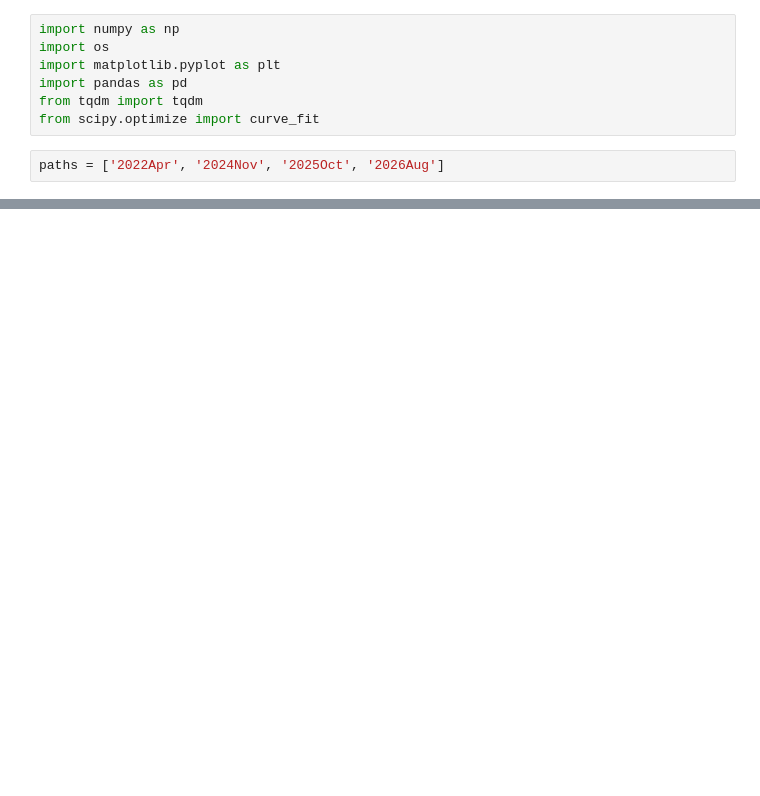
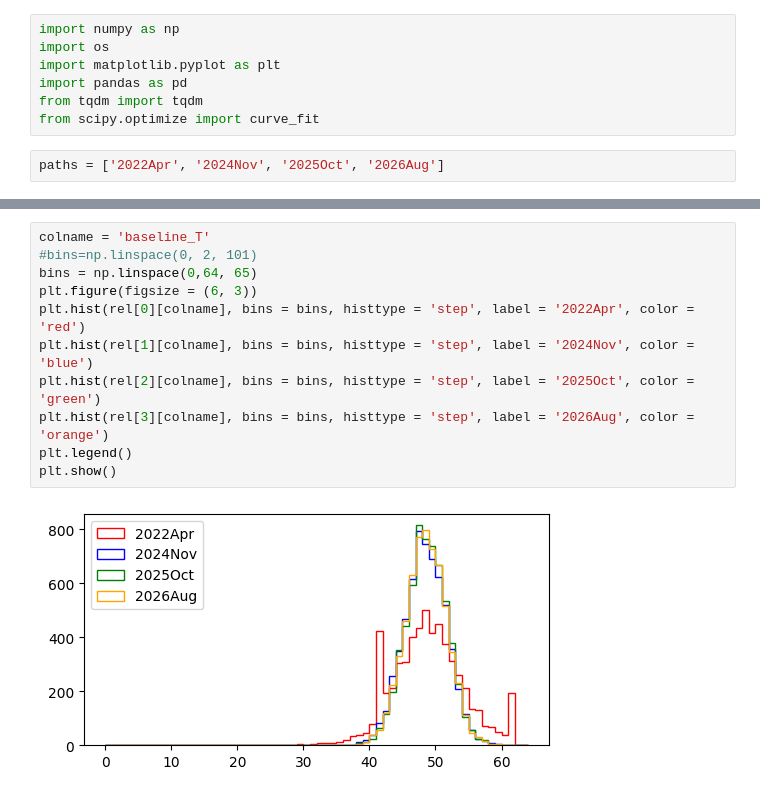
Before and after one commit to chenkale/kalechenPETallcode, a Jupyter notebook: calibration_files/calibrationfileanalysis.ipynb, the cells around one changed output, grey strips where cells are left out. Cells and saved outputs as stored; diff of their text form; blank space fills up the shorter version.

```diff
--- a/calibration_files/calibrationfileanalysis.ipynb
+++ b/calibration_files/calibrationfileanalysis.ipynb
@@ -45,0 +52,13 @@ plt.show()
+# %%
+colname = 'baseline_T'
+#bins=np.linspace(0, 2, 101)
+bins = np.linspace(0,64, 65)
+plt.figure(figsize = (6, 3))
+plt.hist(rel[0][colname], bins = bins, histtype = 'step', label = '2022Apr', color = 'red')
+plt.hist(rel[1][colname], bins = bins, histtype = 'step', label = '2024Nov', color = 'blue')
+plt.hist(rel[2][colname], bins = bins, histtype = 'step', label = '2025Oct', color = 'green')
+plt.hist(rel[3][colname], bins = bins, histtype = 'step', label = '2026Aug', color = 'orange')
+plt.legend()
+plt.show()
+# %% [output]
+[figure, added]
```
Also changed, not shown: parts of 4 cells of this notebook, 9 other files.
